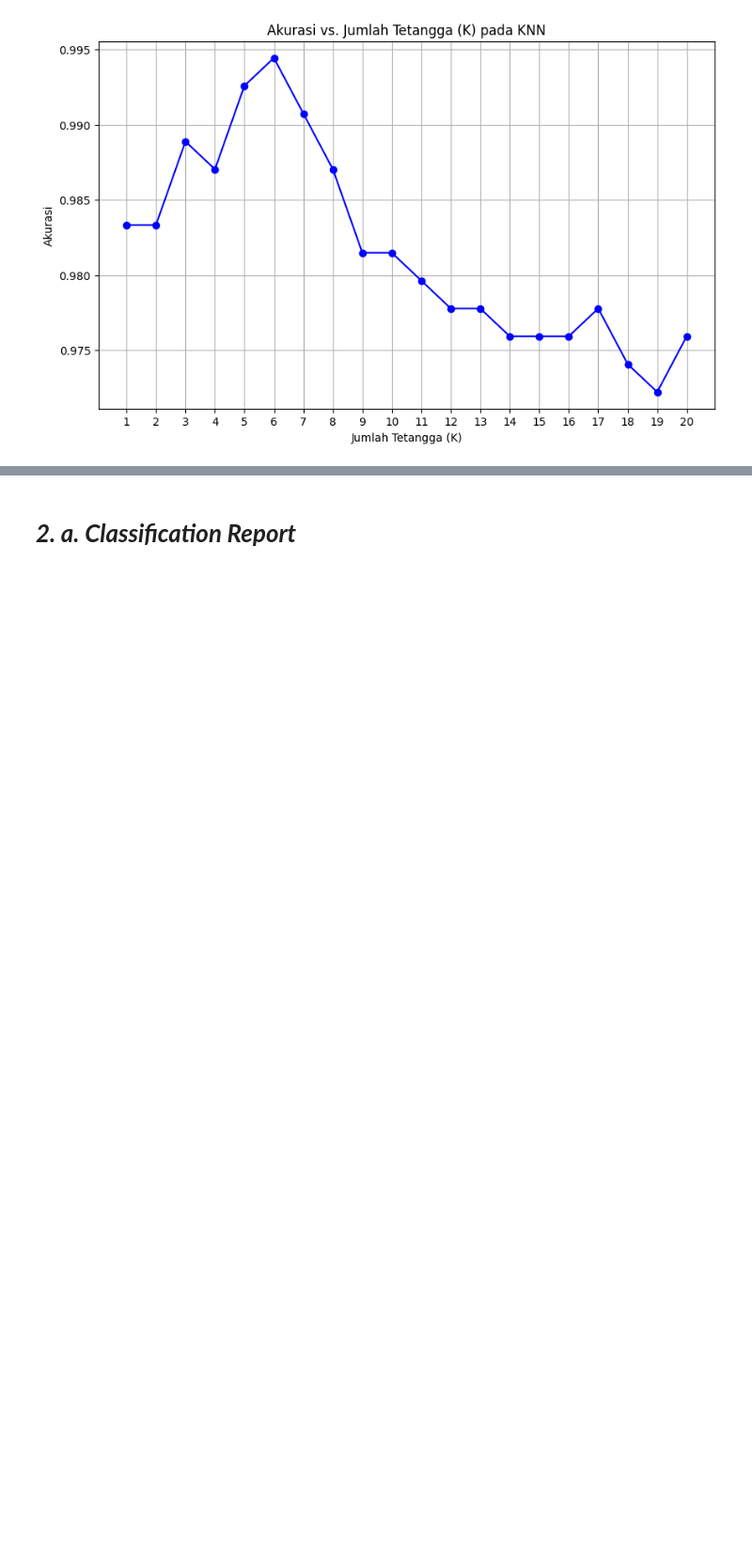
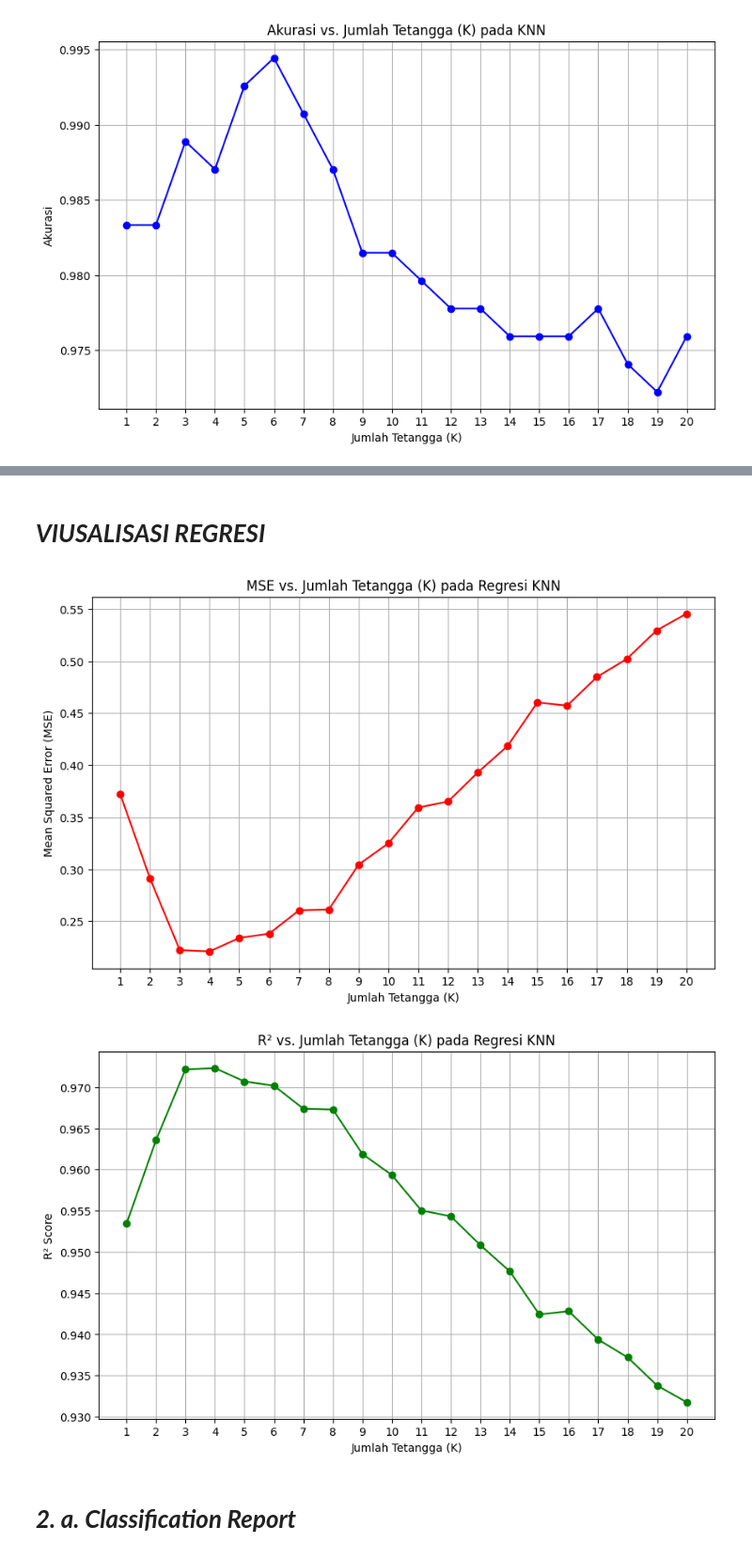
Before and after one commit to Fadelhamkaa/ML-KNN, a Jupyter notebook: LP5_Muhammad_Fadel_Hamka_60200122116_KNN.ipynb, the cells around one changed output, grey strips where cells are left out. Shown at 94% size. Cells and saved outputs as stored; diff of their text form; code cells hidden in the pictures; blank space fills up the shorter version.

```diff
--- a/LP5_Muhammad_Fadel_Hamka_60200122116_KNN.ipynb
+++ b/LP5_Muhammad_Fadel_Hamka_60200122116_KNN.ipynb
@@ -68,3 +98,48 @@ plt.show()
+# %% [markdown]
+# ***VIUSALISASI REGRESI***
+# %%
+from sklearn.metrics import mean_squared_error, r2_score
+from sklearn.neighbors import KNeighborsRegressor
+
+# Menyimpan MSE dan R² untuk setiap nilai K
+mse_results = []
+r2_results = []
+
+# Melakukan percobaan untuk setiap nilai K
+for k in k_values:
+    knn = KNeighborsRegressor(n_neighbors=k)
+    knn.fit(X_train, y_train)  # Untuk regresi
+    y_pred = knn.predict(X_test)
+
+    # Menghitung MSE dan R²
+    mse = mean_squared_error(y_test, y_pred)
+    r2 = r2_score(y_test, y_pred)
+
+    mse_results.append(mse)
+    r2_results.append(r2)
+
+# Visualisasi MSE vs. Jumlah Tetangga (K) pada regresi
+plt.figure(figsize=(10, 6))
+plt.plot(k_values, mse_results, marker='o', color='r', linestyle='-', markersize=6)
+plt.title("MSE vs. Jumlah Tetangga (K) pada Regresi KNN")
+plt.xlabel("Jumlah Tetangga (K)")
+plt.ylabel("Mean Squared Error (MSE)")
+plt.grid(True)
+plt.xticks(k_values)  # Menampilkan label K pada sumbu x
+plt.show()
+
+# Visualisasi R² vs. Jumlah Tetangga (K) pada regresi
+plt.figure(figsize=(10, 6))
+plt.plot(k_values, r2_results, marker='o', color='g', linestyle='-', markersize=6)
+plt.title("R² vs. Jumlah Tetangga (K) pada Regresi KNN")
+plt.xlabel("Jumlah Tetangga (K)")
+plt.ylabel("R² Score")
+plt.grid(True)
+plt.xticks(k_values)  # Menampilkan label K pada sumbu x
+plt.show()
+# %% [output]
+[figure, added]
+[figure, added]
 # %% [markdown]
 # ***2. a. Classification Report***
 # %%
```
Also changed, not shown: parts of 6 cells of this notebook.
